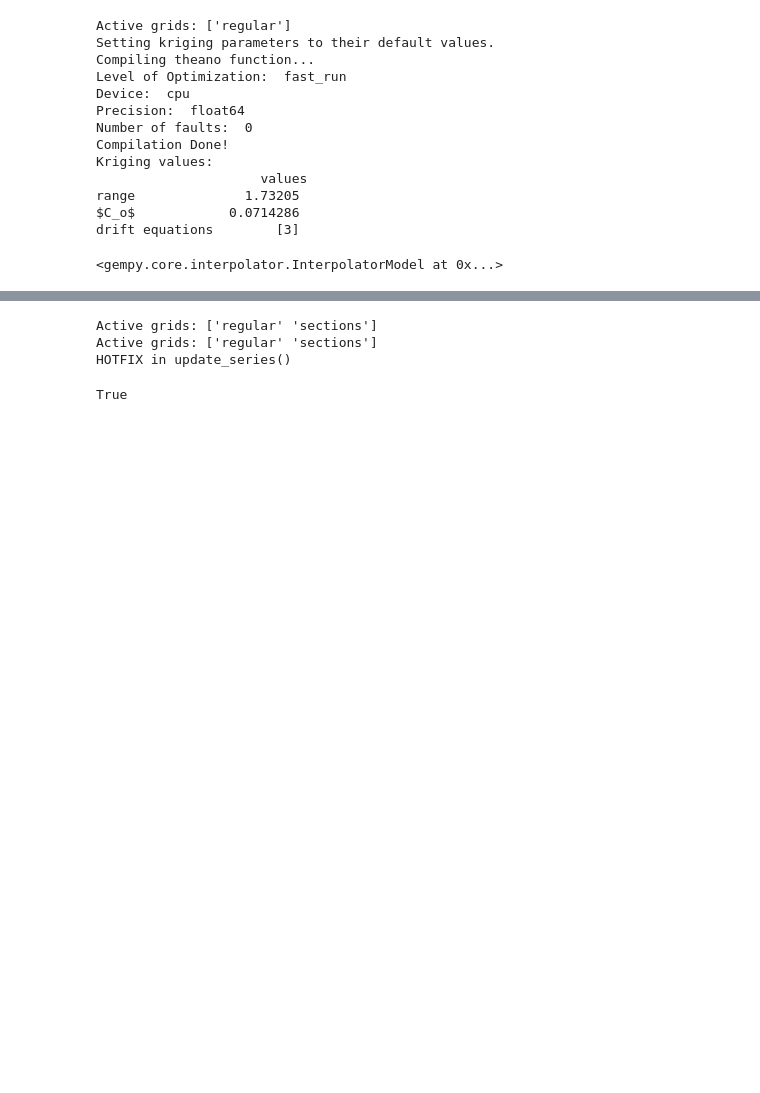
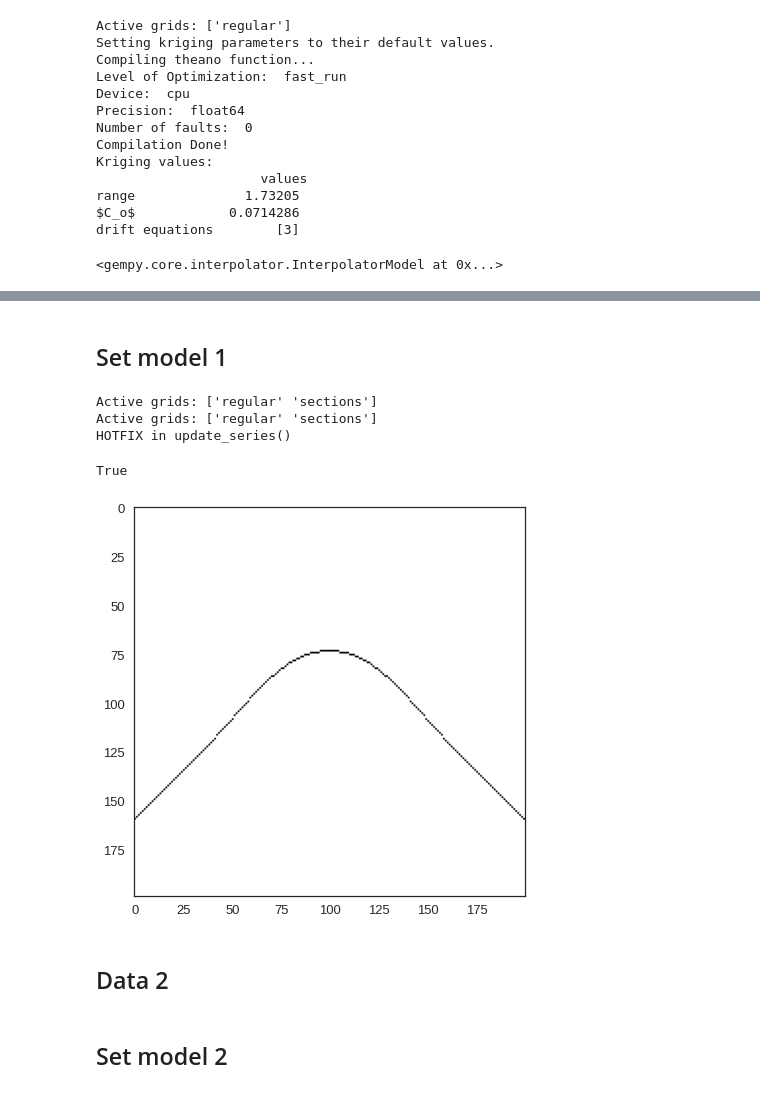
Before and after one commit to TrellixVulnTeam/gempy-notebooks_Q97W, a Jupyter notebook: server-gempy/geo-model-v4.ipynb, the cells around one changed output, grey strips where cells are left out. Cells and saved outputs as stored; diff of their text form; code cells hidden in the pictures; blank space fills up the shorter version.

```diff
--- a/server-gempy/geo-model-v4.ipynb
+++ b/server-gempy/geo-model-v4.ipynb
@@ -99,6 +102,8 @@ for index, row in series_df.iterrows():
     series_name = row['name']
     categories = surfaces_df[surfaces_df['serie'] == series_name]['name'].astype('category')
     mapping_object[series_name] = categories
+# %% [markdown]
+## Set model 1
 # %%
 # Set meta data
 gp.init_data(
@@ -146,24 +151,28 @@ solution = gp.compute_model(model=geo_model, sort_surfaces=False)
 # %%
 # get shape of section and test if consistent with our confiuration
 section_shape = geo_model.grid.sections.resolution[0]
 
 # get scalar field values
 section_scalar_field_values = geo_model.solutions.sections[1]
 
 # get scalar field level boundaries seperating lithologies
 level = geo_model.solutions.scalar_field_at_surface_points[0]
 
 # reshape 1D NpArray to original section shape
-section_scalar_field_values_reshaped = section_scalar_field_values.reshape(section_shape).T
+section_scalar_field_values_reshaped = section_scalar_field_values[0,:].reshape(section_shape).T
 
 # find values bigger then level value x
 biger_level_0 = section_scalar_field_values_reshaped > level[0]
 
 # use matrix shifting along xaxis to find top-surface
 biger_level_0_0 = biger_level_0[1:,:]
 biger_level_0_1 = biger_level_0[:-1,:]
 biger_level_0_i = biger_level_0_0 ^ biger_level_0_1
 
 # plot
 plt.imshow(biger_level_0_i[::-1,:])
 plt.show()
+# %% [output]
+[figure, added]
+# %% [markdown]
+## Data 2
@@ -169,0 +224,2 @@ plt.show()
+# %% [markdown]
+## Set model 2
```
Also changed, not shown: parts of 9 cells of this notebook, 2 other files.
